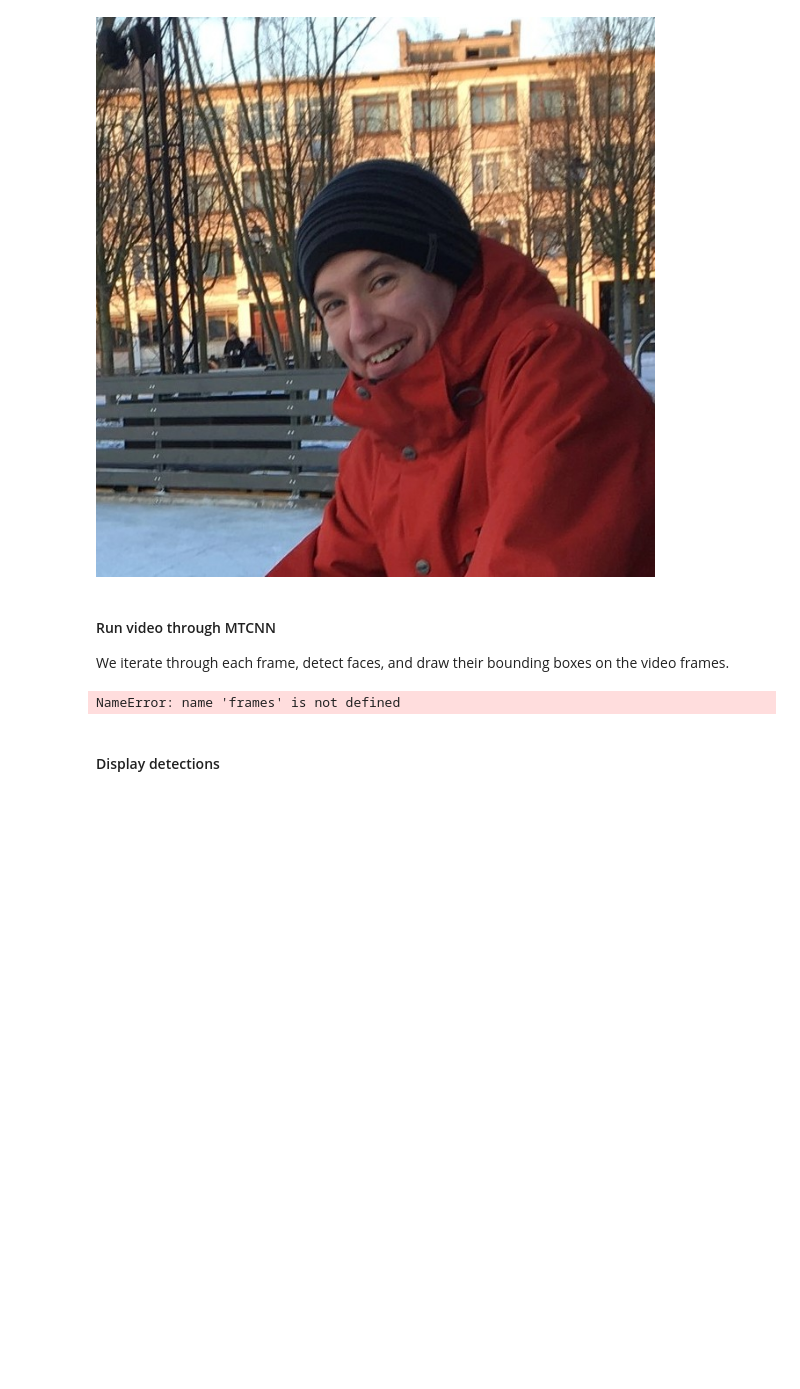
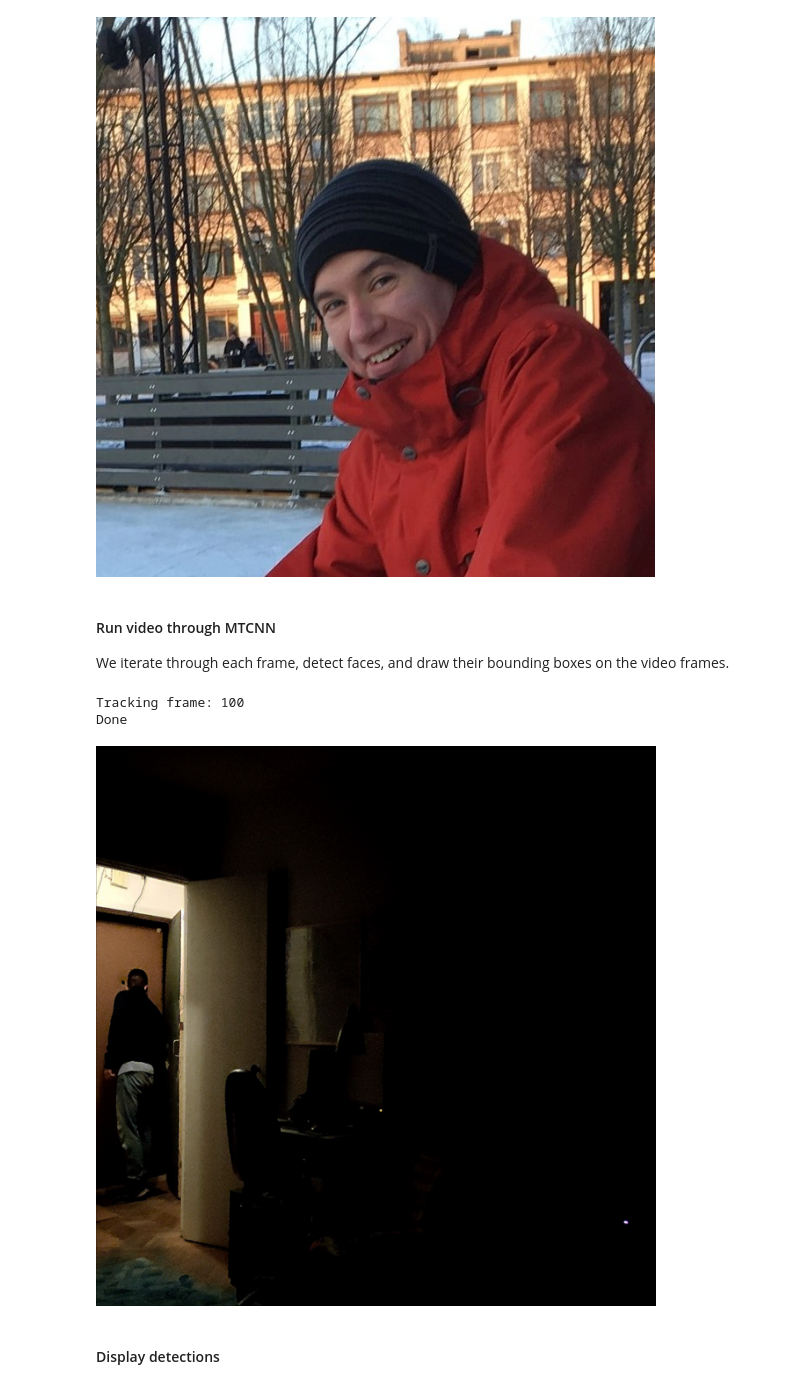
Before and after one commit to WhoKnowsWhoCares/ObjectDetection, a Jupyter notebook: notebooks/torch_facenet_face_tracking.ipynb, the cells around one changed output. Drawn from its saved outputs; the diff is of its cells as text; code cells hidden in the pictures; blank space fills up the shorter version.

```diff
--- a/notebooks/torch_facenet_face_tracking.ipynb
+++ b/notebooks/torch_facenet_face_tracking.ipynb
@@ -47,31 +49,27 @@ image
 We iterate through each frame, detect faces, and draw their bounding boxes on the video frames.
 # %%
 frames_tracked = []
-for i, frame in enumerate(frames):
+for i, frame in enumerate(frames[300:400]):
     print('\rTracking frame: {}'.format(i + 1), end='')
     # Detect faces
     boxes, _ = mtcnn.detect(frame)
     # Draw faces
     frame_draw = frame.copy()
+    # frame_draw = image.copy() # another way
     draw = ImageDraw.Draw(frame_draw)
-    for box in boxes:
-        draw.rectangle(box.tolist(), outline=(255, 0, 0), width=6)
+    # for box in boxes:
+    #     draw.rectangle(box.tolist(), outline=(255, 0, 0), width=6)
     # Add to frame list
-    frames_tracked.append(frame_draw.resize((640, 360), Image.BILINEAR))
+    frames_tracked.append(frame_draw.resize((640, 640), Image.BILINEAR))
 
 print('\nDone')
 # %% [output]
-NameError: name 'frames' is not defined
+Tracking frame: 100
+Done
-# %%
-frames_tracked = []
-boxes, _ = mtcnn.detect(image)
-# Draw faces
-frame_draw = image.copy()
-draw = ImageDraw.Draw(frame_draw)
-for box in boxes:
-    draw.rectangle(box.tolist(), outline=(255, 0, 0), width=6)
-# Add to frame list
-frames_tracked.append(frame_draw.resize((640, 640), Image.BILINEAR))
+# %%
+frames_tracked[0]
+# %% [output]
+[figure, added]
 # %% [markdown]
 #### Display detections
 # %%
```
Also changed, not shown: parts of 6 cells of this notebook, 4 other files.
